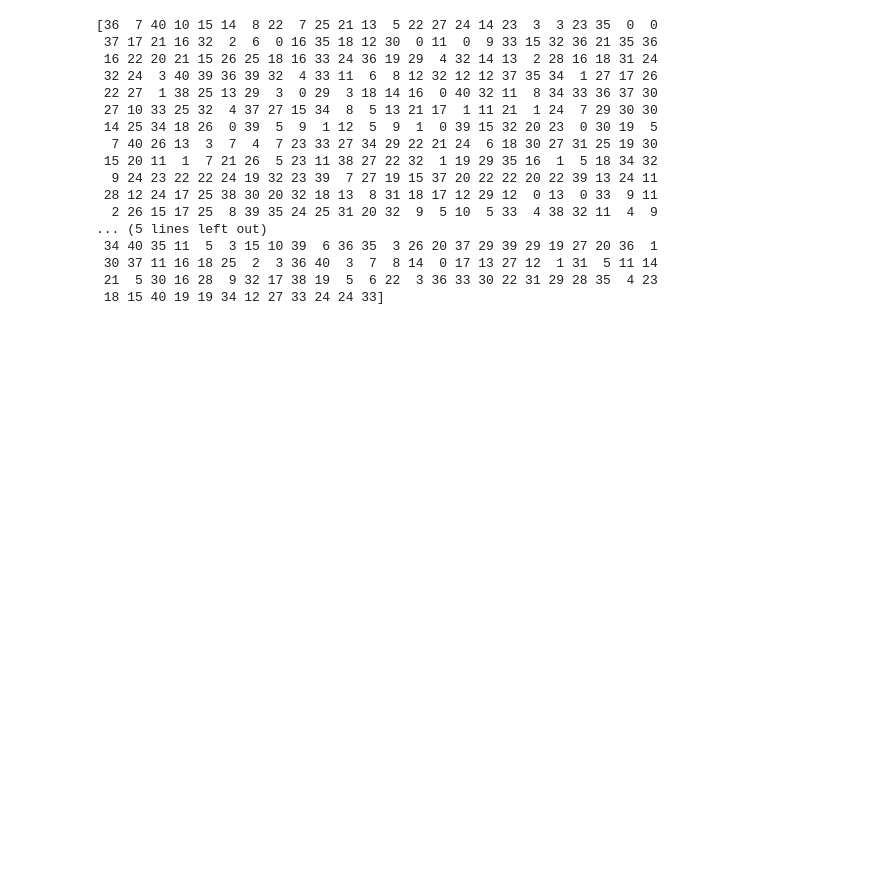
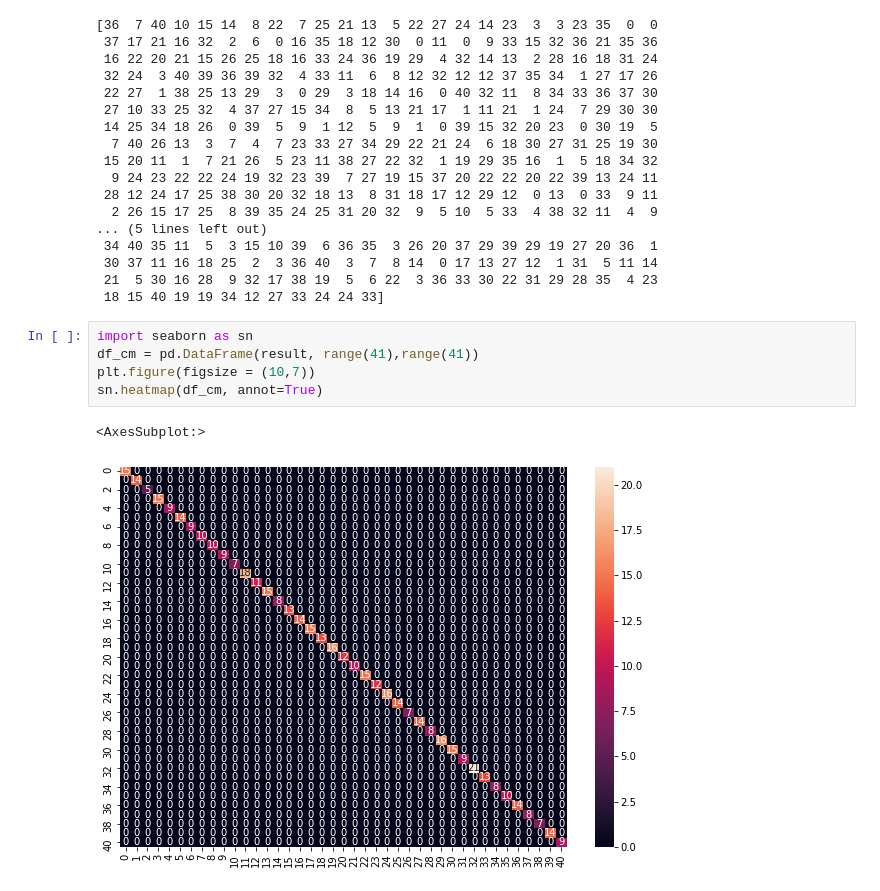
Before and after one commit to rajnish-488/DSRS3, a Jupyter notebook: KNN_Algorithm.ipynb, the cells around one changed output. Cells and saved outputs as stored; diff of their text form; blank space fills up the shorter version.

```diff
--- a/KNN_Algorithm.ipynb
+++ b/KNN_Algorithm.ipynb
@@ -176,3 +176,11 @@ print(ypred)
  30 37 11 16 18 25  2  3 36 40  3  7  8 14  0 17 13 27 12  1 31  5 11 14
  21  5 30 16 28  9 32 17 38 19  5  6 22  3 36 33 30 22 31 29 28 35  4 23
  18 15 40 19 19 34 12 27 33 24 24 33]
+# %%
+import seaborn as sn
+df_cm = pd.DataFrame(result, range(41),range(41))
+plt.figure(figsize = (10,7))
+sn.heatmap(df_cm, annot=True)
+# %% [output]
+<AxesSubplot:>
+[figure, added]
```
Also changed, not shown: 4 other files.
